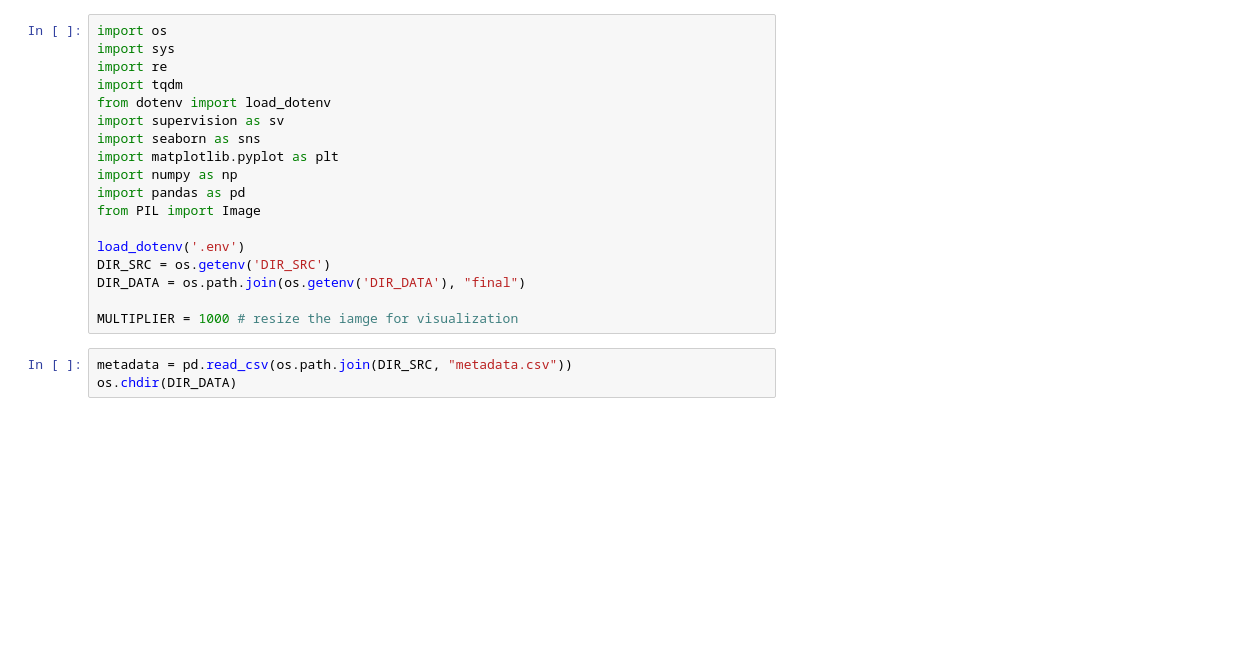
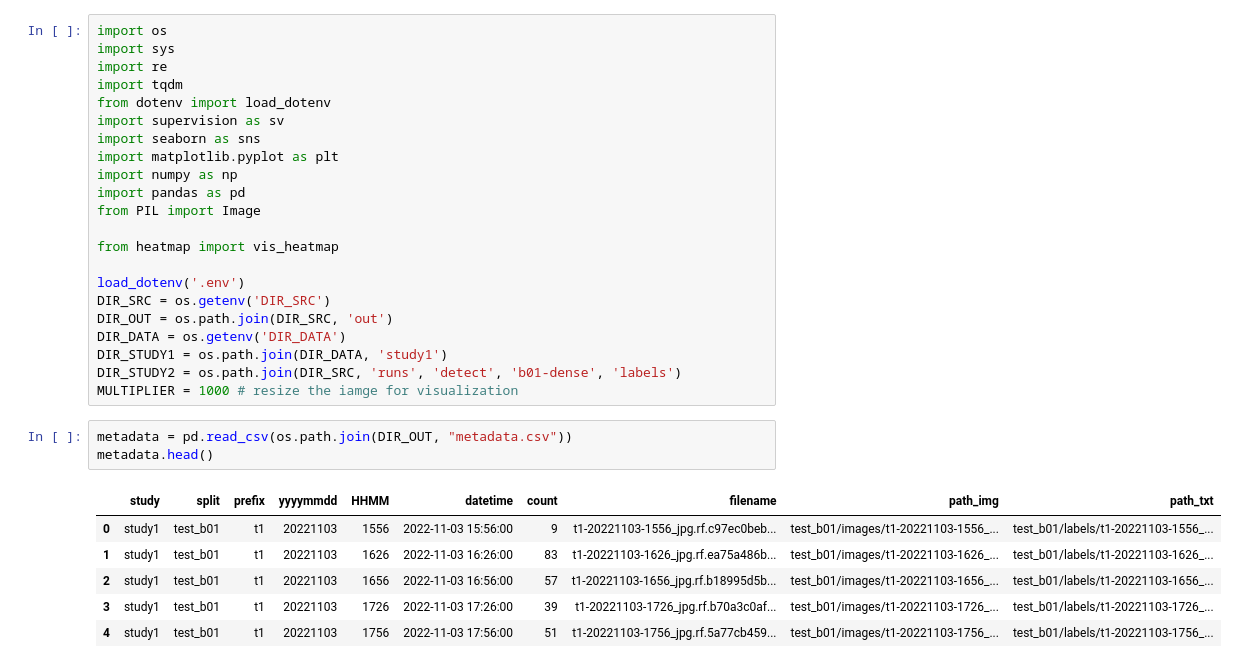
Before and after one commit to Niche-Lab/ant-detective, a Jupyter notebook: _9b_heatmap.ipynb, the cells around one changed output. Cells and saved outputs as stored; diff of their text form; blank space fills up the shorter version.

```diff
--- a/_9b_heatmap.ipynb
+++ b/_9b_heatmap.ipynb
@@ -11,11 +11,22 @@ import numpy as np
 import pandas as pd
 from PIL import Image
 
+from heatmap import vis_heatmap
+
 load_dotenv('.env')
 DIR_SRC = os.getenv('DIR_SRC')
-DIR_DATA = os.path.join(os.getenv('DIR_DATA'), "final")
-
+DIR_OUT = os.path.join(DIR_SRC, 'out')
+DIR_DATA = os.getenv('DIR_DATA')
+DIR_STUDY1 = os.path.join(DIR_DATA, 'study1')
+DIR_STUDY2 = os.path.join(DIR_SRC, 'runs', 'detect', 'b01-dense', 'labels')
 MULTIPLIER = 1000 # resize the iamge for visualization
 # %%
-metadata = pd.read_csv(os.path.join(DIR_SRC, "metadata.csv"))
-os.chdir(DIR_DATA)
+metadata = pd.read_csv(os.path.join(DIR_OUT, "metadata.csv"))
+metadata.head()
+# %% [output]
+|  | study | split | prefix | yyyymmdd | HHMM | datetime | count | filename | path_img | path_txt |
+| 0 | study1 | test_b01 | t1 | 20221103 | 1556 | 2022-11-03 15:56:00 | 9 | t1-20221103-1556_jpg.rf.c97ec0beb... | test_b01/images/t1-20221103-1556_... | test_b01/labels/t1-20221103-1556_... |
+| 1 | study1 | test_b01 | t1 | 20221103 | 1626 | 2022-11-03 16:26:00 | 83 | t1-20221103-1626_jpg.rf.ea75a486b... | test_b01/images/t1-20221103-1626_... | test_b01/labels/t1-20221103-1626_... |
+| 2 | study1 | test_b01 | t1 | 20221103 | 1656 | 2022-11-03 16:56:00 | 57 | t1-20221103-1656_jpg.rf.b18995d5b... | test_b01/images/t1-20221103-1656_... | test_b01/labels/t1-20221103-1656_... |
+| 3 | study1 | test_b01 | t1 | 20221103 | 1726 | 2022-11-03 17:26:00 | 39 | t1-20221103-1726_jpg.rf.b70a3c0af... | test_b01/images/t1-20221103-1726_... | test_b01/labels/t1-20221103-1726_... |
+| 4 | study1 | test_b01 | t1 | 20221103 | 1756 | 2022-11-03 17:56:00 | 51 | t1-20221103-1756_jpg.rf.5a77cb459... | test_b01/images/t1-20221103-1756_... | test_b01/labels/t1-20221103-1756_... |
```
Also changed, not shown: parts of 18 cells of this notebook, 7 other files.
